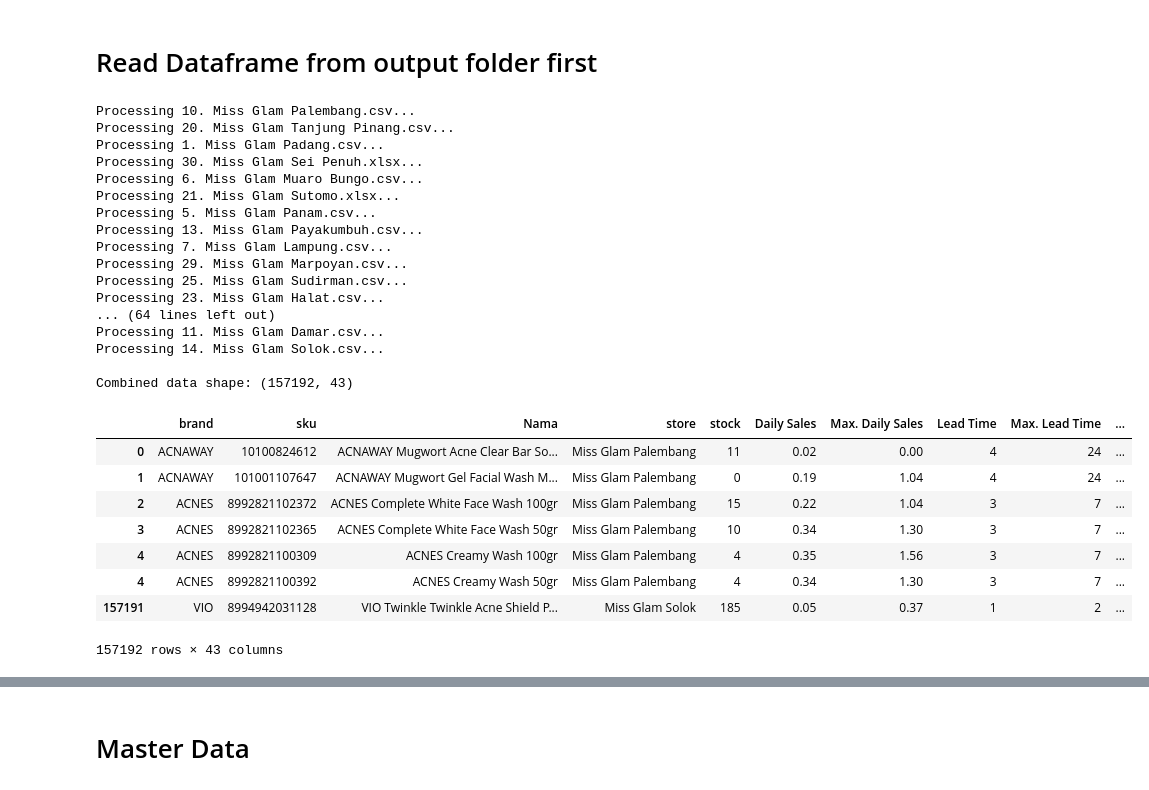
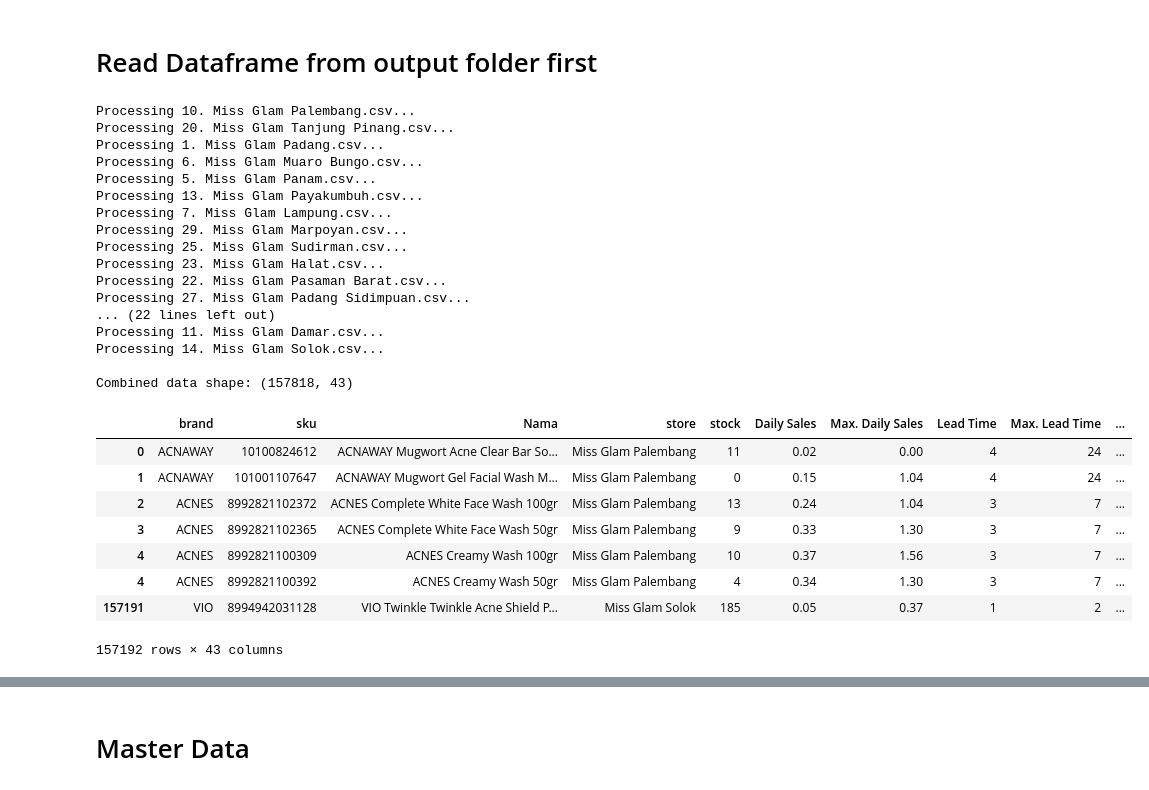
Before and after one commit to andresuchdata/autopo-py, a Jupyter notebook: notebook/health_monitor.ipynb, the cells around one changed output, grey strips where cells are left out. Saved outputs shown, nothing was run; the diff lists cells and outputs as text; code cells hidden in the pictures.

Commit message:
update notebook script health monitor

```diff
--- a/notebook/health_monitor.ipynb
+++ b/notebook/health_monitor.ipynb
@@ -100,14 +101,16 @@ from pathlib import Path
 import pandas as pd
 from datetime import datetime
 
-def load_store_data(folder_path: str, is_csv_only=False, is_excel_only=False):
+BASE_DIR = Path("/Users/andresuchitra/dev/missglam/autopo/notebook")
+DATA_DIR = BASE_DIR / "output/complete"
+
+def load_store_data(path=DATA_DIR, is_csv_only=False, is_excel_only=False):
     """
     Load and combine data from all store files, handling decimal commas correctly
     """
     all_data = []
-    output_dir = Path(folder_path)
 
-    for file_path in output_dir.glob('*.csv'):
+    for file_path in path.glob('*.csv'):
         try:
             # Skip non-data files
             if file_path.suffix.lower() not in ['.csv', '.xlsx', '.xls']:
@@ -183,48 +186,45 @@ def load_store_data(folder_path: str, is_csv_only=False, is_excel_only=False):
 
     # Combine all dataframes
     combined_df = pd.concat(all_data, ignore_index=True)
     print(f"\nCombined data shape: {combined_df.shape}")
 
     return combined_df
 
-# Test the function
-path = "output_29112025_1/complete"
-# date_filename = {datetime.now().strftime('%Y%m%d')}
-date_filename = '20251129'
-
-df = load_store_data(path, is_csv_only=True)
+# Example usage:
+# current_date_dir = BASE_DIR / datetime.now().strftime('%Y%m%d')
+df = load_store_data(DATA_DIR,is_csv_only=True)
 
 # set notebook to show all columns in display
 pd.set_option('display.max_columns', None)
 
 display(df)
 
 # save to csv 'health_monitor.csv', with curren date '20251128' format
-df.to_csv(f"health_monitor/{date_filename}.csv", index=False)
+df.to_csv(f"health_monitor/{datetime.now().strftime('%Y%m%d')}.csv", index=False)
 # %% [output]
 Processing 10. Miss Glam Palembang.csv...
 Processing 20. Miss Glam Tanjung Pinang.csv...
 Processing 1. Miss Glam Padang.csv...
-Processing 30. Miss Glam Sei Penuh.xlsx...
 Processing 6. Miss Glam Muaro Bungo.csv...
-Processing 21. Miss Glam Sutomo.xlsx...
 Processing 5. Miss Glam Panam.csv...
 Processing 13. Miss Glam Payakumbuh.csv...
 Processing 7. Miss Glam Lampung.csv...
 Processing 29. Miss Glam Marpoyan.csv...
 Processing 25. Miss Glam Sudirman.csv...
 Processing 23. Miss Glam Halat.csv...
-... (64 lines left out)
+Processing 22. Miss Glam Pasaman Barat.csv...
+Processing 27. Miss Glam Padang Sidimpuan.csv...
+... (22 lines left out)
 Processing 11. Miss Glam Damar.csv...
 Processing 14. Miss Glam Solok.csv...
 
-Combined data shape: (157192, 43)
+Combined data shape: (157818, 43)
 |  | brand | sku | Nama | store | stock | Daily Sales | Max. Daily Sales | Lead Time | Max. Lead Time | ... |
 | 0 | ACNAWAY | 10100824612 | ACNAWAY Mugwort Acne Clear Bar So... | Miss Glam Palembang | 11 | 0.02 | 0.00 | 4 | 24 | ... |
-| 1 | ACNAWAY | 101001107647 | ACNAWAY Mugwort Gel Facial Wash M... | Miss Glam Palembang | 0 | 0.19 | 1.04 | 4 | 24 | ... |
-| 2 | ACNES | 8992821102372 | ACNES Complete White Face Wash 100gr | Miss Glam Palembang | 15 | 0.22 | 1.04 | 3 | 7 | ... |
-| 3 | ACNES | 8992821102365 | ACNES Complete White Face Wash 50gr | Miss Glam Palembang | 10 | 0.34 | 1.30 | 3 | 7 | ... |
-| 4 | ACNES | 8992821100309 | ACNES Creamy Wash 100gr | Miss Glam Palembang | 4 | 0.35 | 1.56 | 3 | 7 | ... |
+| 1 | ACNAWAY | 101001107647 | ACNAWAY Mugwort Gel Facial Wash M... | Miss Glam Palembang | 0 | 0.15 | 1.04 | 4 | 24 | ... |
+| 2 | ACNES | 8992821102372 | ACNES Complete White Face Wash 100gr | Miss Glam Palembang | 13 | 0.24 | 1.04 | 3 | 7 | ... |
+| 3 | ACNES | 8992821102365 | ACNES Complete White Face Wash 50gr | Miss Glam Palembang | 9 | 0.33 | 1.30 | 3 | 7 | ... |
+| 4 | ACNES | 8992821100309 | ACNES Creamy Wash 100gr | Miss Glam Palembang | 10 | 0.37 | 1.56 | 3 | 7 | ... |
 | 4 | ACNES | 8992821100392 | ACNES Creamy Wash 50gr | Miss Glam Palembang | 4 | 0.34 | 1.30 | 3 | 7 | ... |
 | 157191 | VIO | 8994942031128 | VIO Twinkle Twinkle Acne Shield P... | Miss Glam Solok | 185 | 0.05 | 0.37 | 1 | 2 | ... |
 157192 rows × 43 columns
```
Also changed, not shown: parts of 4 cells of this notebook, 1 other file.
